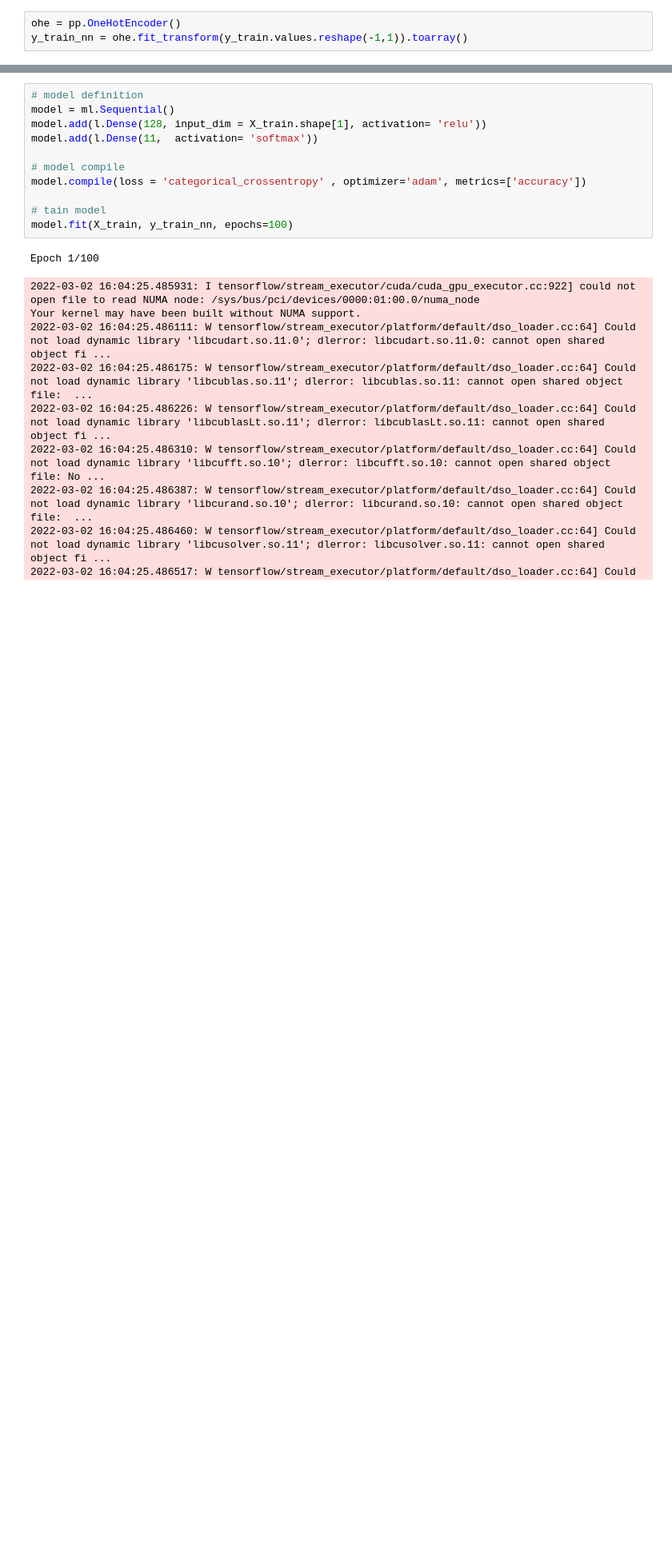
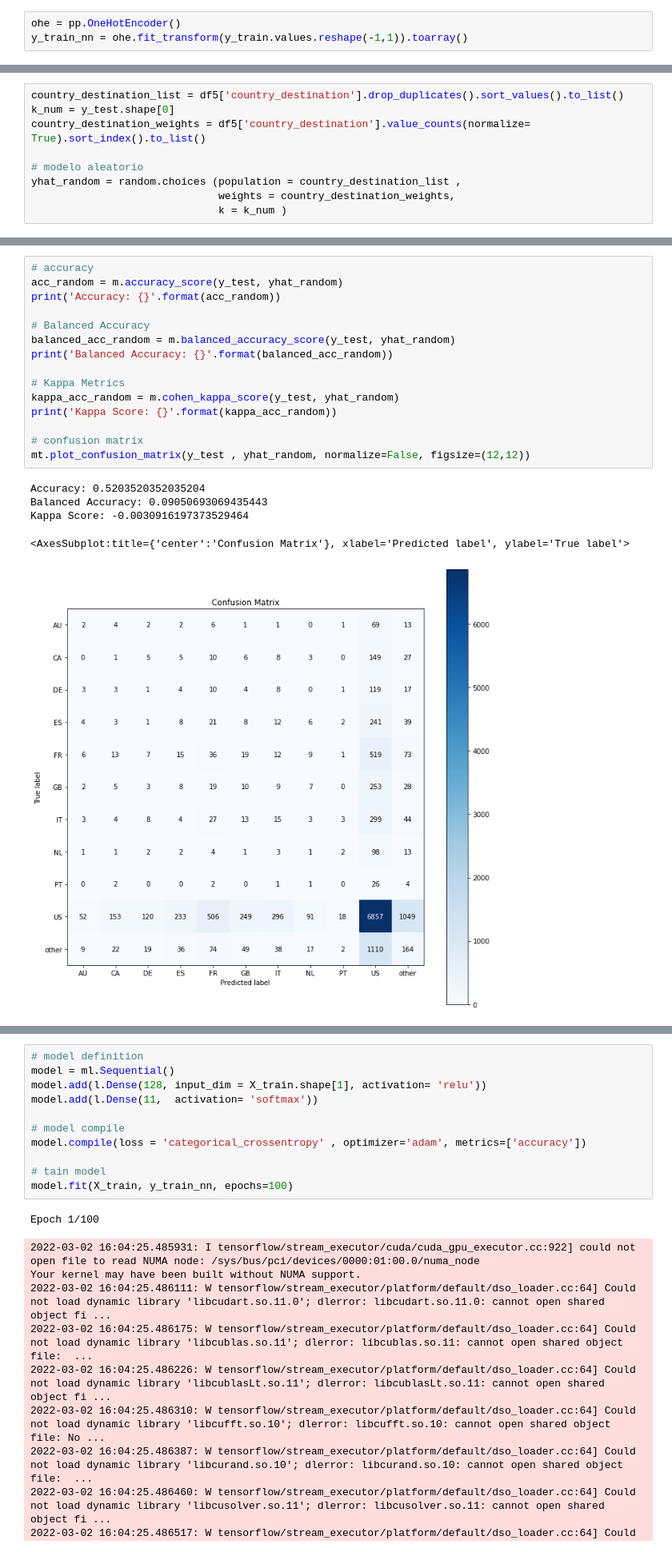
Before and after one commit to PedrosaFelipe/airbnb_predict, a Jupyter notebook: notebooks/v0.2 - Imbalanced_metrics.ipynb, the cells around one changed output, grey strips where cells are left out. Shown at 80% size. Cells and saved outputs as stored; diff of their text form; blank space fills up the shorter version.

```diff
--- a/notebooks/v0.2 - Imbalanced_metrics.ipynb
+++ b/notebooks/v0.2 - Imbalanced_metrics.ipynb
@@ -187,0 +191,9 @@ y_train_nn = ohe.fit_transform(y_train.values.reshape(-1,1)).toarray()
+# %%
+country_destination_list = df5['country_destination'].drop_duplicates().sort_values().to_list()
+k_num = y_test.shape[0]
+country_destination_weights = df5['country_destination'].value_counts(normalize= True).sort_index().to_list()
+
+# modelo aleatorio
+yhat_random = random.choices (population = country_destination_list ,
+                              weights = country_destination_weights,
+                              k = k_num )
@@ -187,0 +204,21 @@ y_train_nn = ohe.fit_transform(y_train.values.reshape(-1,1)).toarray()
+# %%
+# accuracy
+acc_random = m.accuracy_score(y_test, yhat_random)
+print('Accuracy: {}'.format(acc_random))
+
+# Balanced Accuracy
+balanced_acc_random = m.balanced_accuracy_score(y_test, yhat_random)
+print('Balanced Accuracy: {}'.format(balanced_acc_random))
+
+# Kappa Metrics
+kappa_acc_random = m.cohen_kappa_score(y_test, yhat_random)
+print('Kappa Score: {}'.format(kappa_acc_random))
+
+# confusion matrix
+mt.plot_confusion_matrix(y_test , yhat_random, normalize=False, figsize=(12,12))
+# %% [output]
+Accuracy: 0.5203520352035204
+Balanced Accuracy: 0.09050693069435443
+Kappa Score: -0.0030916197373529464
+<AxesSubplot:title={'center':'Confusion Matrix'}, xlabel='Predicted label', ylabel='True label'>
+[figure, added]
```
Also changed, not shown: parts of 13 cells of this notebook.
